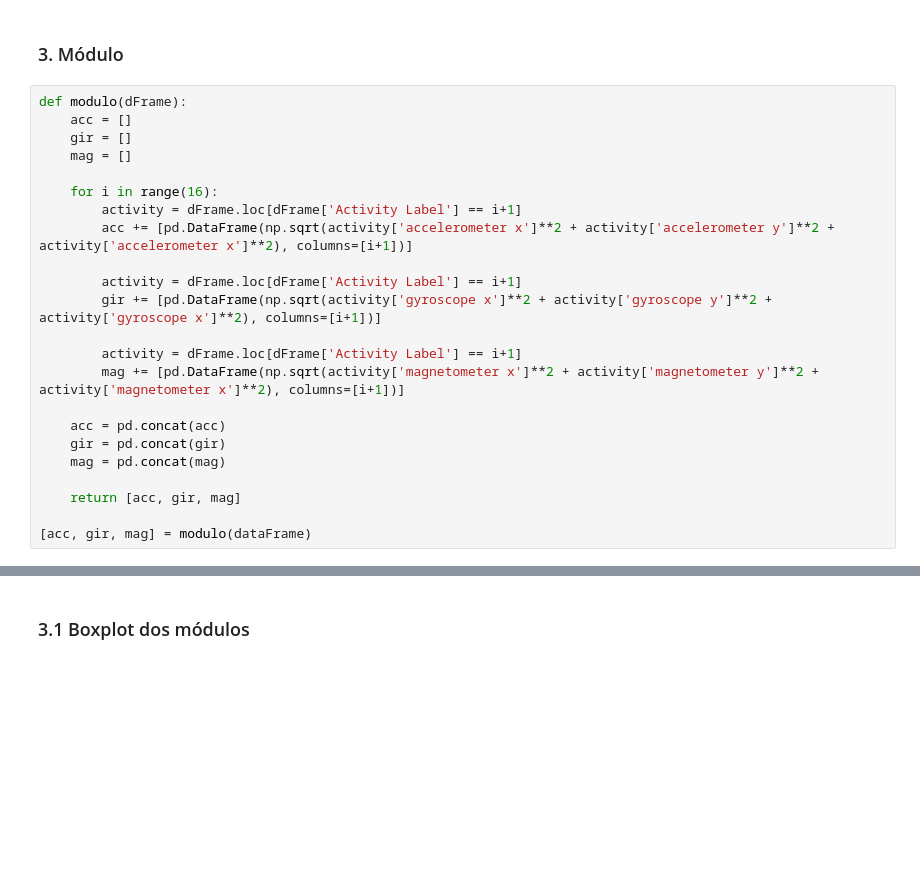
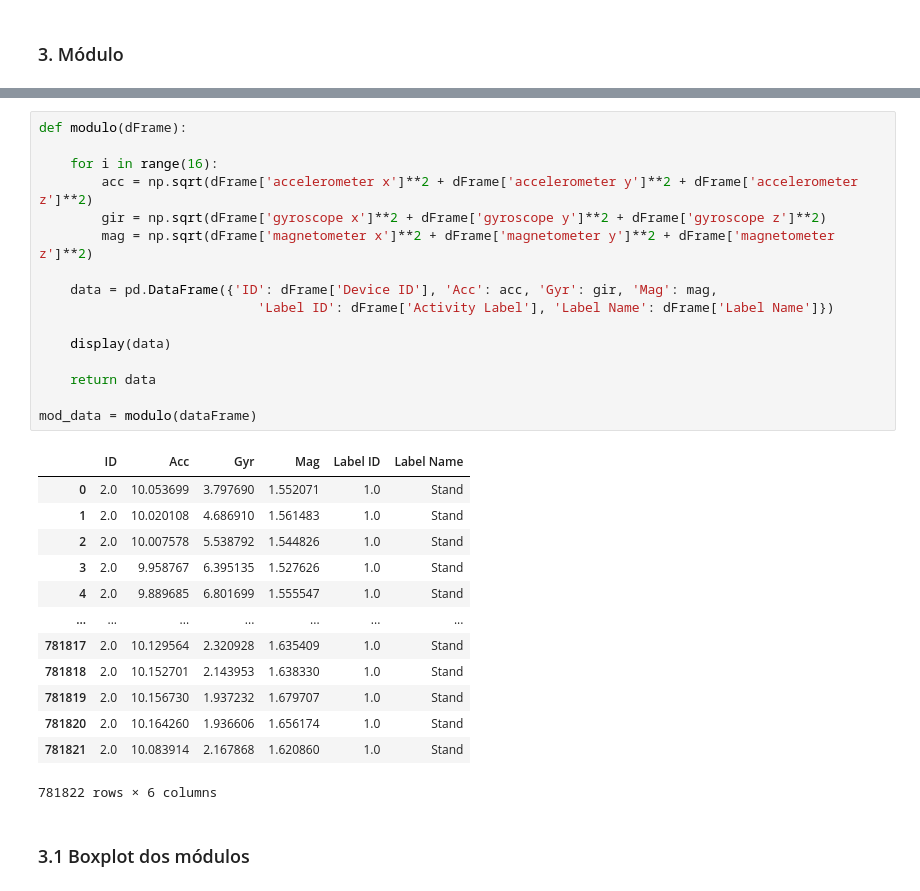
Before and after one commit to patii01/TCD-TP, a Jupyter notebook: code/mainActivity.ipynb, the cells around one changed output, grey strips where cells are left out. Cells and saved outputs as stored; diff of their text form; blank space fills up the shorter version.

```diff
--- a/code/mainActivity.ipynb
+++ b/code/mainActivity.ipynb
@@ -35,25 +54,2 @@ def readFiles(ID, devi = 2):
 # %% [markdown]
 ### 3. Módulo
-# %%
-def modulo(dFrame):
-    acc = []
-    gir = []
-    mag = []
-
-    for i in range(16):
-        activity = dFrame.loc[dFrame['Activity Label'] == i+1]
-        acc += [pd.DataFrame(np.sqrt(activity['accelerometer x']**2 + activity['accelerometer y']**2 + activity['accelerometer x']**2), columns=[i+1])]
-
-        activity = dFrame.loc[dFrame['Activity Label'] == i+1]
-        gir += [pd.DataFrame(np.sqrt(activity['gyroscope x']**2 + activity['gyroscope y']**2 + activity['gyroscope x']**2), columns=[i+1])]
-
-        activity = dFrame.loc[dFrame['Activity Label'] == i+1]
-        mag += [pd.DataFrame(np.sqrt(activity['magnetometer x']**2 + activity['magnetometer y']**2 + activity['magnetometer x']**2), columns=[i+1])]
-
-    acc = pd.concat(acc)
-    gir = pd.concat(gir)
-    mag = pd.concat(mag)
-
-    return [acc, gir, mag]
-
-[acc, gir, mag] = modulo(dataFrame)
@@ -91,2 +56,32 @@ def modulo(dFrame):
+# %%
+def modulo(dFrame):
+
+    for i in range(16):
+        acc = np.sqrt(dFrame['accelerometer x']**2 + dFrame['accelerometer y']**2 + dFrame['accelerometer z']**2)
+        gir = np.sqrt(dFrame['gyroscope x']**2 + dFrame['gyroscope y']**2 + dFrame['gyroscope z']**2)
+        mag = np.sqrt(dFrame['magnetometer x']**2 + dFrame['magnetometer y']**2 + dFrame['magnetometer z']**2)
+
+    data = pd.DataFrame({'ID': dFrame['Device ID'], 'Acc': acc, 'Gyr': gir, 'Mag': mag,
+                            'Label ID': dFrame['Activity Label'], 'Label Name': dFrame['Label Name']})
+
+    display(data)
+
+    return data
+
+mod_data = modulo(dataFrame)
+# %% [output]
+|  | ID | Acc | Gyr | Mag | Label ID | Label Name |
+| 0 | 2.0 | 10.053699 | 3.797690 | 1.552071 | 1.0 | Stand |
+| 1 | 2.0 | 10.020108 | 4.686910 | 1.561483 | 1.0 | Stand |
+| 2 | 2.0 | 10.007578 | 5.538792 | 1.544826 | 1.0 | Stand |
+| 3 | 2.0 | 9.958767 | 6.395135 | 1.527626 | 1.0 | Stand |
+| 4 | 2.0 | 9.889685 | 6.801699 | 1.555547 | 1.0 | Stand |
+| ... | ... | ... | ... | ... | ... | ... |
+| 781817 | 2.0 | 10.129564 | 2.320928 | 1.635409 | 1.0 | Stand |
+| 781818 | 2.0 | 10.152701 | 2.143953 | 1.638330 | 1.0 | Stand |
+| 781819 | 2.0 | 10.156730 | 1.937232 | 1.679707 | 1.0 | Stand |
+| 781820 | 2.0 | 10.164260 | 1.936606 | 1.656174 | 1.0 | Stand |
+| 781821 | 2.0 | 10.083914 | 2.167868 | 1.620860 | 1.0 | Stand |
+781822 rows × 6 columns
 # %% [markdown]
 ### 3.1 Boxplot dos módulos
```
Also changed, not shown: parts of 5 cells of this notebook.
